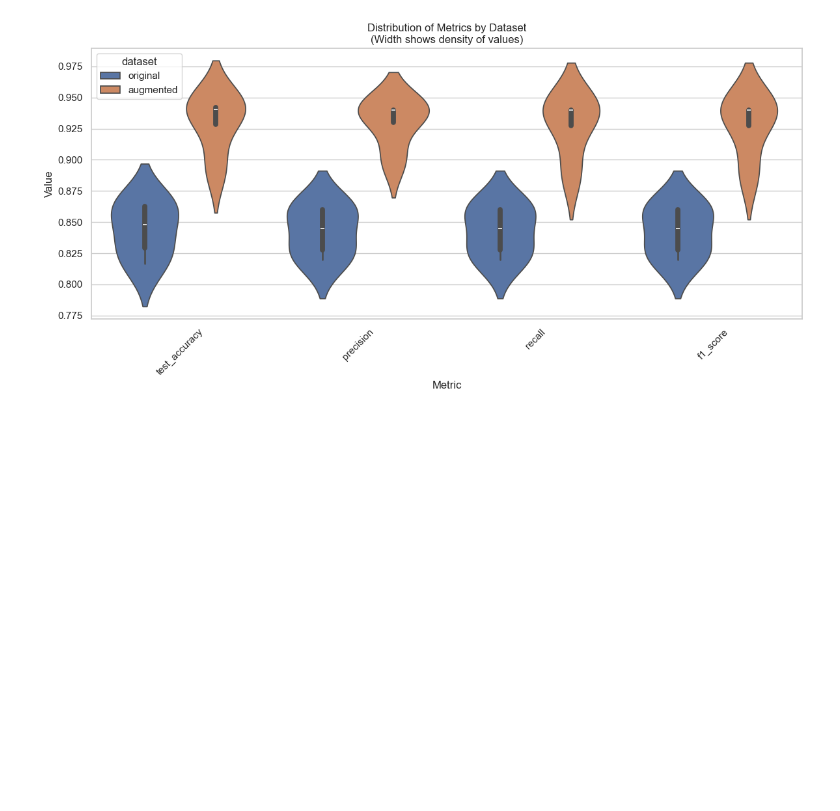
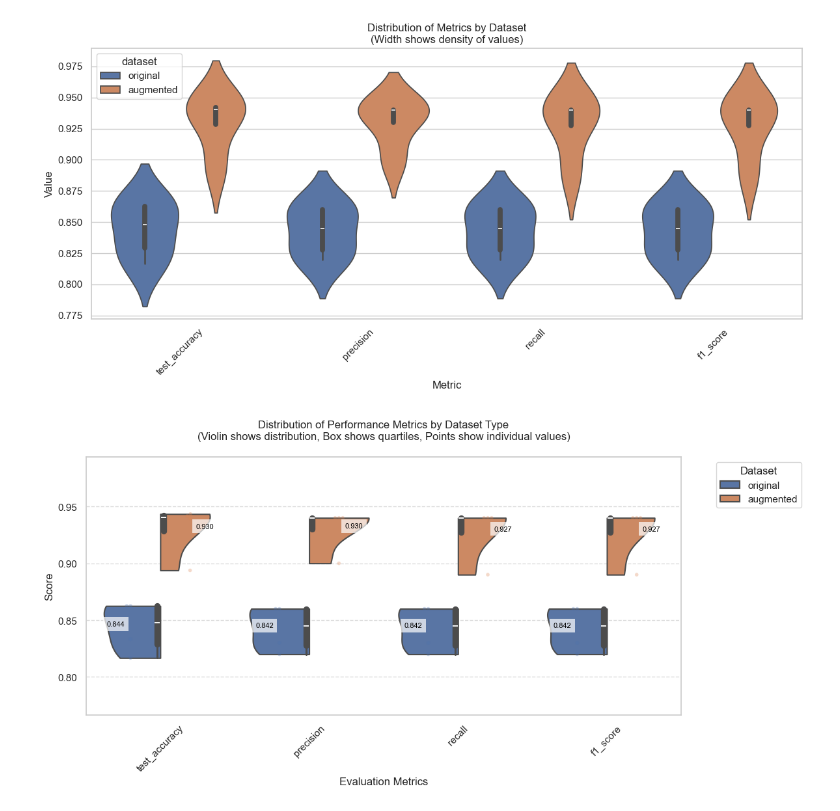
Before and after one commit to MaddogQ/SpamClassification, a Jupyter notebook: showStats.ipynb, the cells around one changed output. Saved outputs shown, nothing was run; the diff lists cells and outputs as text; code cells hidden in the pictures; blank space fills up the shorter version.

Commit message:
update: dataset augmentation

```diff
--- a/showStats.ipynb
+++ b/showStats.ipynb
@@ -122,3 +122,78 @@ plt.tight_layout()
 plt.show()
 # %% [output]
 [figure]
+# %%
+# Create distribution comparison plot
+plt.figure(figsize=(12, 6))
+
+# Prepare data for plotting
+metrics_data = data.melt(id_vars=['model', 'dataset'],
+                        value_vars=['test_accuracy', 'precision', 'recall', 'f1_score'],
+                        var_name='Metric', value_name='Value')
+
+# Create violin plot with additional statistical information
+ax = sns.violinplot(x='Metric', y='Value', hue='dataset', data=metrics_data,
+                    split=True,           # Split violins for direct dataset comparison
+                    inner='box',          # Show box plot inside violin
+                    cut=0,               # Cut off violin plots at observed data limits
+                    linewidth=1.5)        # Make the outline more visible
+
+# Add individual points for transparency
+sns.swarmplot(x='Metric', y='Value', hue='dataset', data=metrics_data,
+              size=4, alpha=0.3, dodge=True)
+
+# Calculate and annotate means
+for i, metric in enumerate(metrics_data['Metric'].unique()):
+    for j, dataset in enumerate(metrics_data['dataset'].unique()):
+        metric_data = metrics_data[(metrics_data['Metric'] == metric) &
+                                 (metrics_data['dataset'] == dataset)]
+        mean_val = metric_data['Value'].mean()
+
+        # Calculate position for annotation
+        x_pos = i + (0.3 if j == 1 else -0.3)  # Adjust x position based on dataset
+
+        # Add mean value annotation
+        plt.text(x_pos, mean_val, f'{mean_val:.3f}',
+                horizontalalignment='center',
+                verticalalignment='bottom',
+                fontsize=8,
+                color='black',
+                bbox=dict(facecolor='white', edgecolor='none', alpha=0.7))
+
+# Customize the plot
+plt.title('Distribution of Performance Metrics by Dataset Type\n' +
+          '(Violin shows distribution, Box shows quartiles, Points show individual values)',
+          pad=20)
+plt.xlabel('Evaluation Metrics')
+plt.ylabel('Score')
+plt.xticks(rotation=45)
+
+# Adjust legend
+handles, labels = ax.get_legend_handles_labels()
+plt.legend(handles[:2], labels[:2],  # Only keep one set of legend entries
+          title='Dataset',
+          bbox_to_anchor=(1.05, 1),
+          loc='upper left')
+
+# Set y-axis limits with some padding
+plt.ylim(metrics_data['Value'].min() - 0.05, metrics_data['Value'].max() + 0.05)
+
+# Add grid for better readability
+plt.grid(axis='y', linestyle='--', alpha=0.7)
+
+# Adjust layout to prevent label cutoff
+plt.tight_layout()
+plt.show()
+
+# Print statistical summary
+print("\nStatistical Summary by Dataset and Metric:")
+summary = metrics_data.groupby(['dataset', 'Metric'])['Value'].agg([
+    ('Mean', 'mean'),
+    ('Median', 'median'),
+    ('Std Dev', 'std'),
+    ('Min', 'min'),
+    ('Max', 'max')
+]).round(3)
+print(summary)
+# %% [output]
+[figure, added]
```
Also changed, not shown: parts of 2 cells of this notebook.
